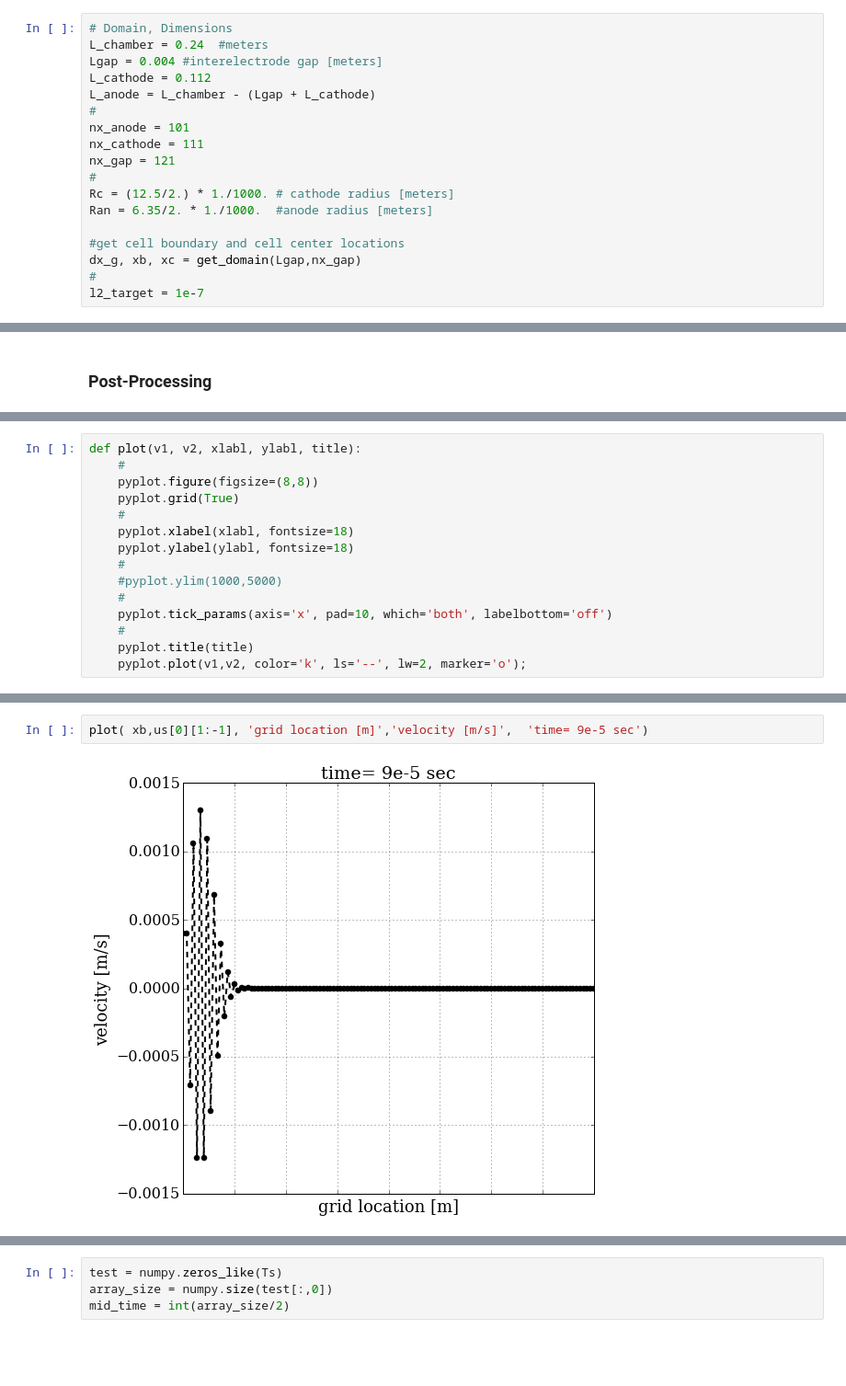
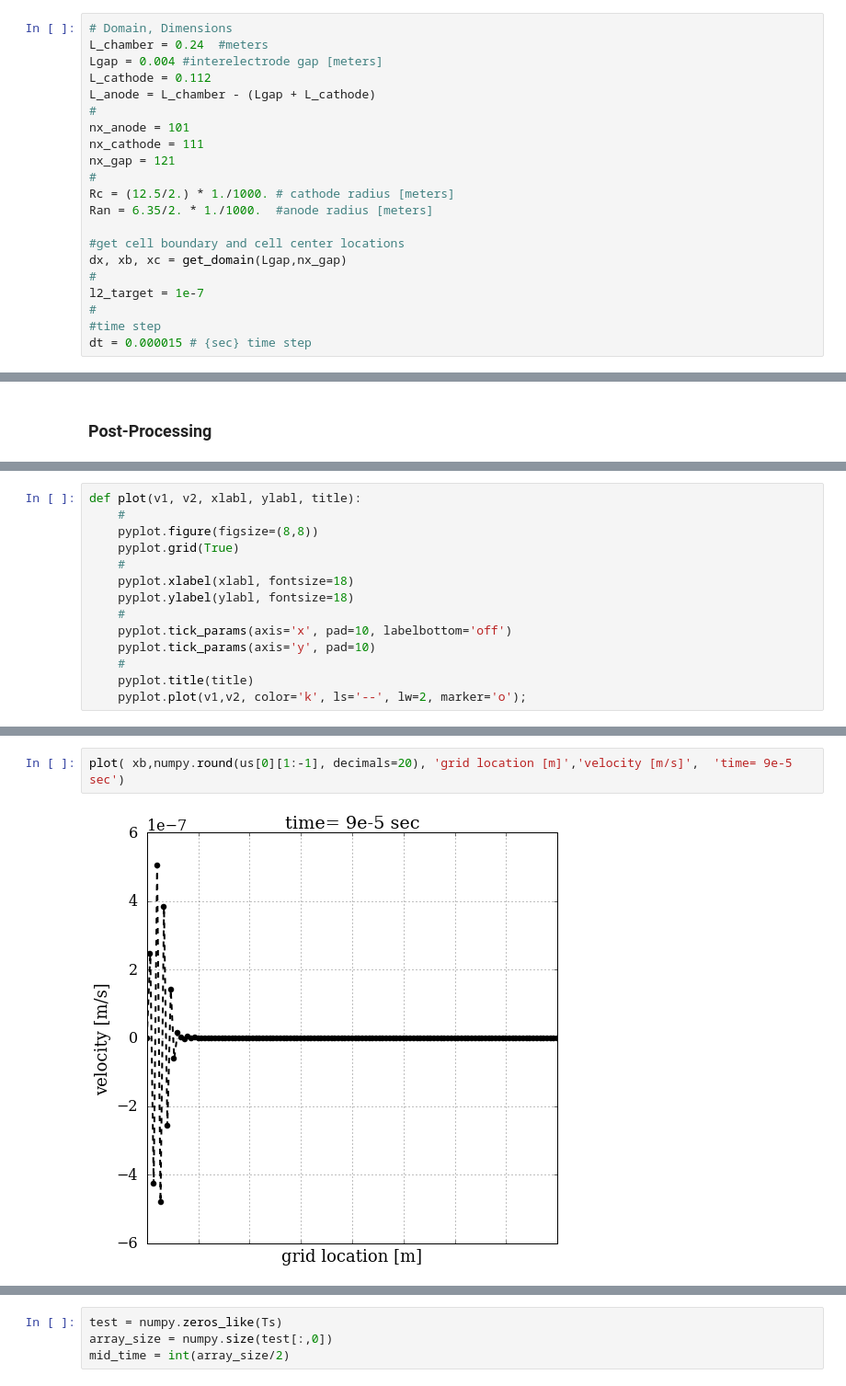
Before and after one commit to lgmartinez/plasma, a Jupyter notebook: 1d_Ablation_v4.ipynb, the cells around one changed output, grey strips where cells are left out. Shown at 92% size. Drawn from its saved outputs; the diff is of its cells as text; blank space fills up the shorter version.

```diff
--- a/1d_Ablation_v4.ipynb
+++ b/1d_Ablation_v4.ipynb
@@ -66,9 +65,12 @@ Rc = (12.5/2.) * 1./1000. # cathode radius [meters]
 Ran = 6.35/2. * 1./1000.  #anode radius [meters]
 
 #get cell boundary and cell center locations
-dx_g, xb, xc = get_domain(Lgap,nx_gap)
+dx, xb, xc = get_domain(Lgap,nx_gap)
 #
 l2_target = 1e-7
+#
+#time step
+dt = 0.000015 # {sec} time step
 # %%
 numpy.shape(xb)
 # %% [output]
@@ -1899,9 +2144,8 @@ def plot(v1, v2, xlabl, ylabl, title):
     pyplot.xlabel(xlabl, fontsize=18)
     pyplot.ylabel(ylabl, fontsize=18)
     #
-    #pyplot.ylim(1000,5000)
-    #
-    pyplot.tick_params(axis='x', pad=10, which='both', labelbottom='off')
+    pyplot.tick_params(axis='x', pad=10, labelbottom='off')
+    pyplot.tick_params(axis='y', pad=10)
     #
     pyplot.title(title)
     pyplot.plot(v1,v2, color='k', ls='--', lw=2, marker='o');
@@ -1918,7 +2170,7 @@ plot( xc,Ts[0][1:-1], 'grid location [m]','Temperature [K]',  'time= 9e-5 sec')
 # %%
-plot( xb,us[0][1:-1], 'grid location [m]','velocity [m/s]',  'time= 9e-5 sec')
+plot( xb,numpy.round(us[0][1:-1], decimals=20), 'grid location [m]','velocity [m/s]',  'time= 9e-5 sec')
 # %% [output]
-[figure, old version]
+[figure, new version]
 # %%
 plot( xc,ps[0][1:-1], 'grid location [m]','pressure [Pa]',  'time=9e-5 sec')
 # %% [output]
```
Also changed, not shown: parts of 136 cells of this notebook.
